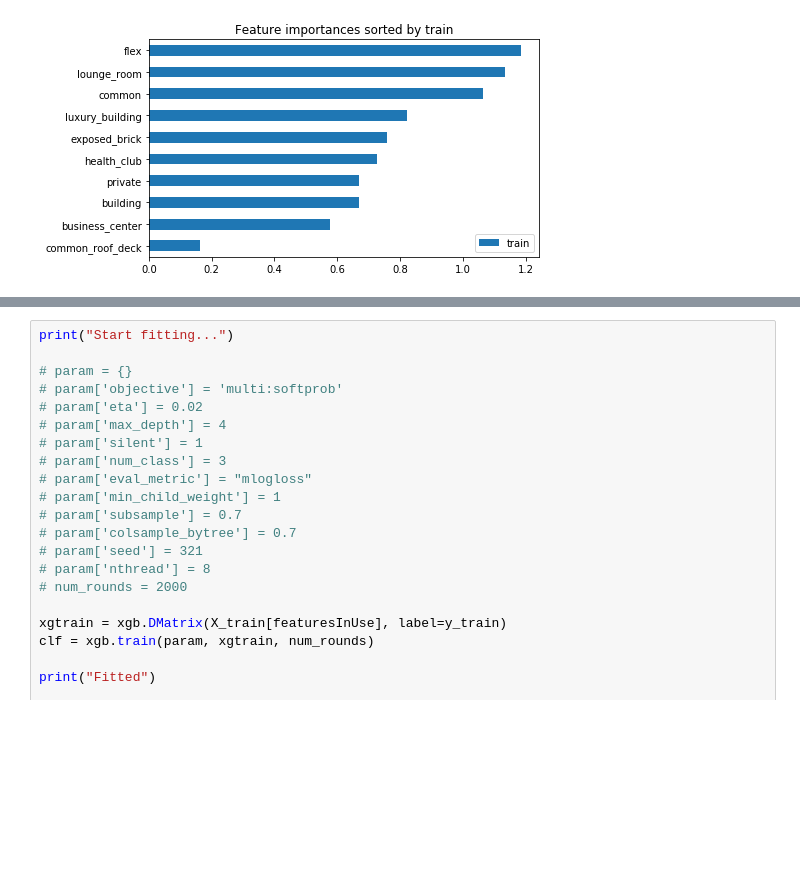
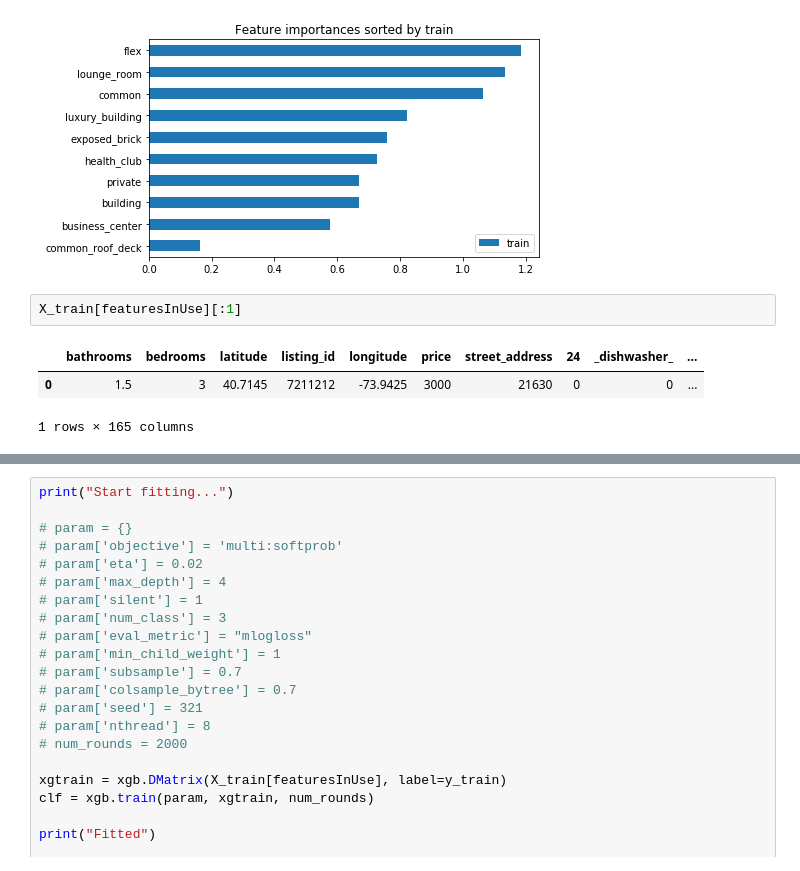
Before and after one commit to JCreeks/TwoSigConnect, a Jupyter notebook: It_is_lit.ipynb, the cells around one changed output, grey strips where cells are left out. Saved outputs shown, nothing was run; the diff lists cells and outputs as text; blank space fills up the shorter version.

```diff
--- a/It_is_lit.ipynb
+++ b/It_is_lit.ipynb
@@ -295,4 +297,10 @@ imp.sort_values('train',ascending=False).tail(50)
 ax=imp.sort_values('train').head(10).plot.barh(title='Feature importances sorted by train', figsize=(7,4))
 # %% [output]
 [figure]
+# %%
+X_train[featuresInUse][:1]
+# %% [output]
+|  | bathrooms | bedrooms | latitude | listing_id | longitude | price | street_address | 24 | _dishwasher_ | ... |
+| 0 | 1.5 | 3 | 40.7145 | 7211212 | -73.9425 | 3000 | 21630 | 0 | 0 | ... |
+1 rows × 165 columns
 # %%
```
Also changed, not shown: parts of 2 cells of this notebook.
